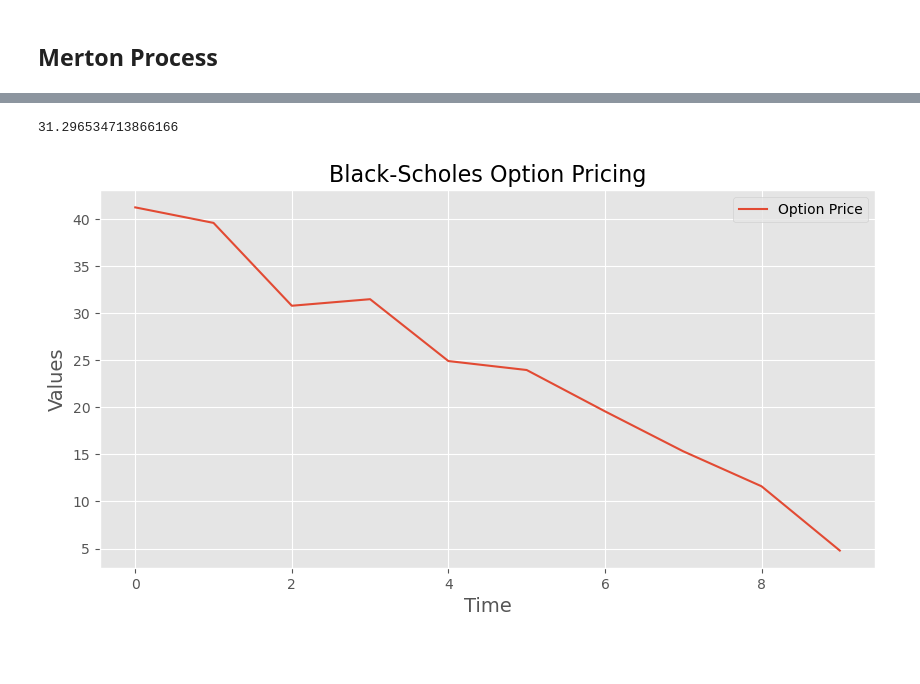
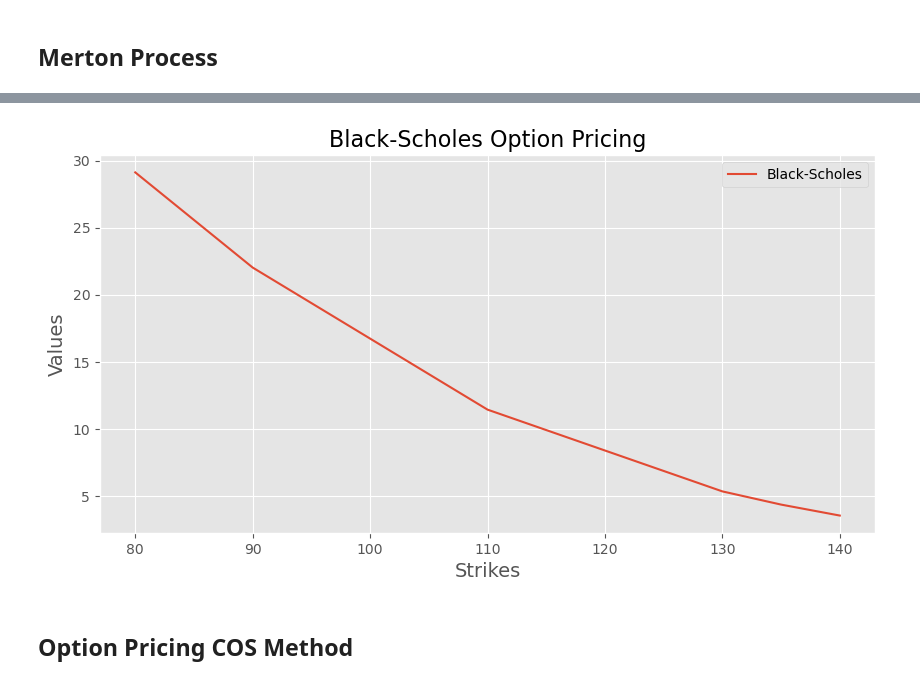
Before and after one commit to kirillzx/Generalized-Bates-model-draft, a Jupyter notebook: Main Modeling.ipynb, the cells around one changed output, grey strips where cells are left out. Saved outputs shown, nothing was run; the diff lists cells and outputs as text; code cells hidden in the pictures; blank space fills up the shorter version.

```diff
--- a/Main Modeling.ipynb
+++ b/Main Modeling.ipynb
@@ -211,16 +213,3 @@ def black_scholes(s, r, sigma, strike, option_type='call', maturity=10, t=1):
             print('Incorrect type, available: call and put')
 
         return c
-# %%
-T = 10
-s0 = 100
-strike = 120
-r = 0.05
-n = 50
-sigma = 0.2
-gbm = process.geometric_BM(T, s0, r, sigma, n)
-strikes = gbm[1] + 10
-# %%
-black_scholes(s0, r, sigma, strike, 'call', T, 2)
-# %% [output]
-31.296534713866166
@@ -231,11 +216,26 @@ for i in range(T):
-# %%
-plt.subplots(figsize=(10, 5), dpi=100)
-plt.plot(bs_options, label='Option Price')
-
-plt.title('Black-Scholes Option Pricing', fontsize=16)
-plt.xlabel('Time', fontsize=14)
-plt.ylabel('Values', fontsize=14)
-plt.legend()
-plt.show()
-# %% [output]
-[figure, removed]
+# %%
+T = 10
+s0 = 100
+r = 0.05
+K = [80, 90, 110, 130, 135, 140]
+tau = 2
+n = 50
+sigma = 0.2
+bs_options = []
+
+bs_options = []
+for strike in K:
+    bs_options.append(black_scholes(s0, r, sigma, strike, option_type='call', maturity=T, t=T-tau))
+# %%
+plt.subplots(figsize=(10, 5), dpi=100)
+plt.plot(K, bs_options, label='Black-Scholes')
+
+plt.title('Black-Scholes Option Pricing', fontsize=16)
+plt.xlabel('Strikes', fontsize=14)
+plt.ylabel('Values', fontsize=14)
+plt.legend()
+plt.show()
+# %% [output]
+[figure, added]
+# %% [markdown]
+## Option Pricing COS Method
```
Also changed, not shown: parts of 23 cells of this notebook.
